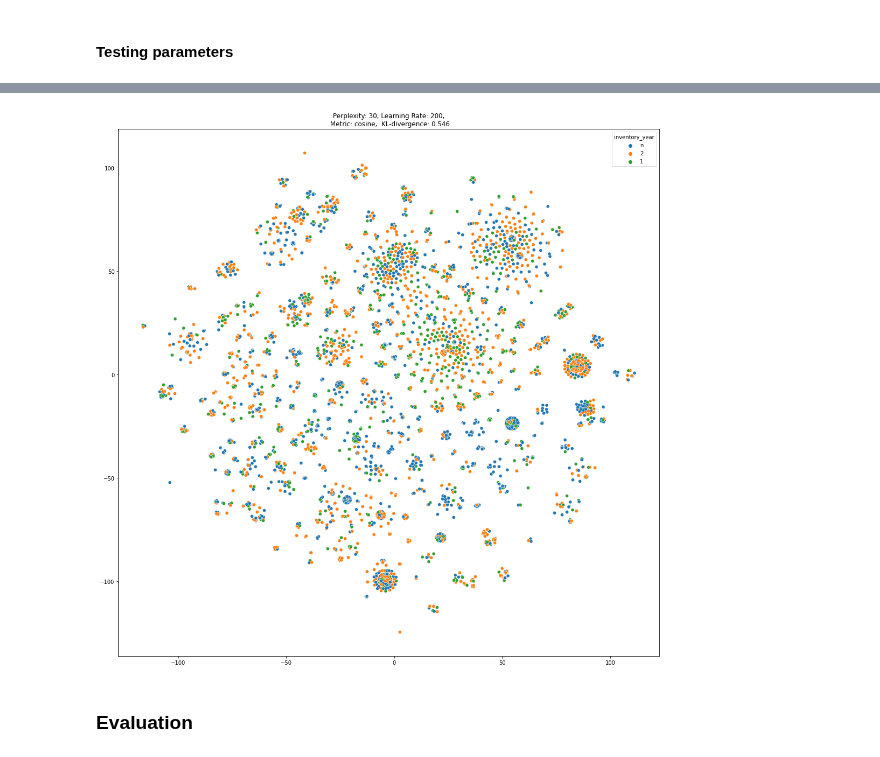
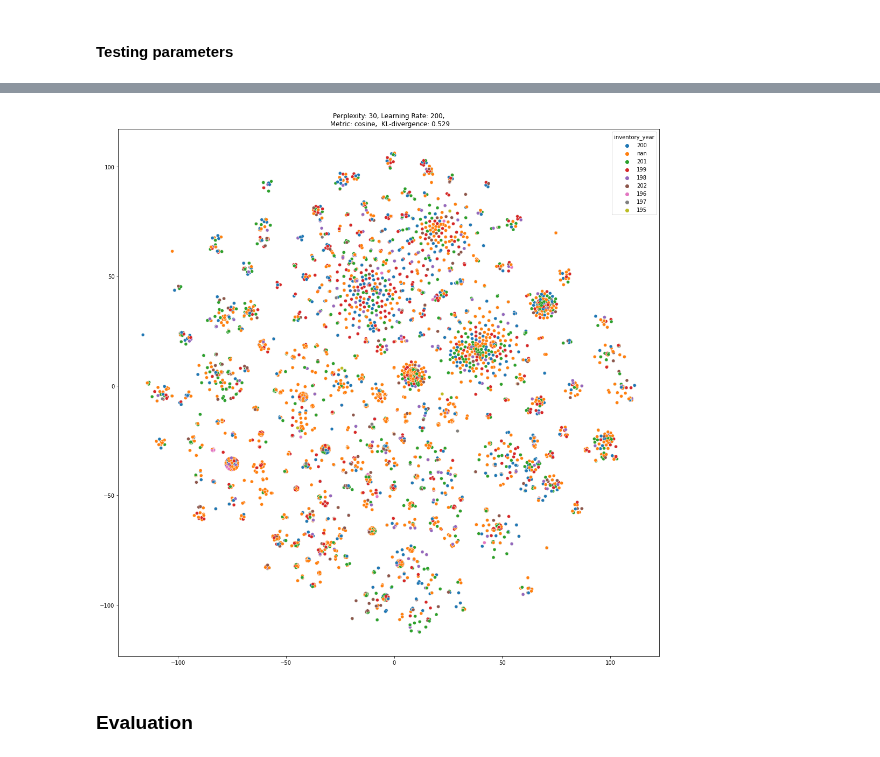
Before and after one commit to hanaCasey/BHVizData, a Jupyter notebook: embeddings.ipynb, the cells around one changed output, grey strips where cells are left out. Drawn from its saved outputs; the diff is of its cells as text; code cells hidden in the pictures.

```diff
--- a/embeddings.ipynb
+++ b/embeddings.ipynb
@@ -171,23 +147,23 @@ for metric in metrics:
 # %%
 metric = 'cosine'
 perplexity = 30
 learning_rate = 200
 
 fig, ax = plt.subplots(figsize=(18, 18))
 
 tsne = TSNE(n_components=2, perplexity=perplexity, learning_rate=learning_rate, n_iter=1000, metric=metric)
 x_tsne = tsne.fit_transform(subject_doc_matrix)
 
 tsne_tw = trustworthiness(subject_doc_matrix, x_tsne, n_neighbors=10)
 # Create a scatterplot of the t-SNE embeddings
-sns.scatterplot(x=x_tsne[:, 0], y=x_tsne[:, 1], hue=df.inventory_year.astype(str).str[0], ax=ax)
+sns.scatterplot(x=x_tsne[:, 0], y=x_tsne[:, 1], hue=df.inventory_year.astype(str).str[:3], ax=ax)
 ax.set_title(f'Perplexity: {perplexity}, Learning Rate: {learning_rate},\n Metric: {metric},  KL-divergence: {tsne.kl_divergence_:.3f}')
 
 
 # Show the scatterplots
 plt.show()
 # %% [output]
-[figure, old version]
+[figure, new version]
 # %% [markdown]
 ### Evaluation
 # %%
```
Also changed, not shown: parts of 4 cells of this notebook, 5 other files.
